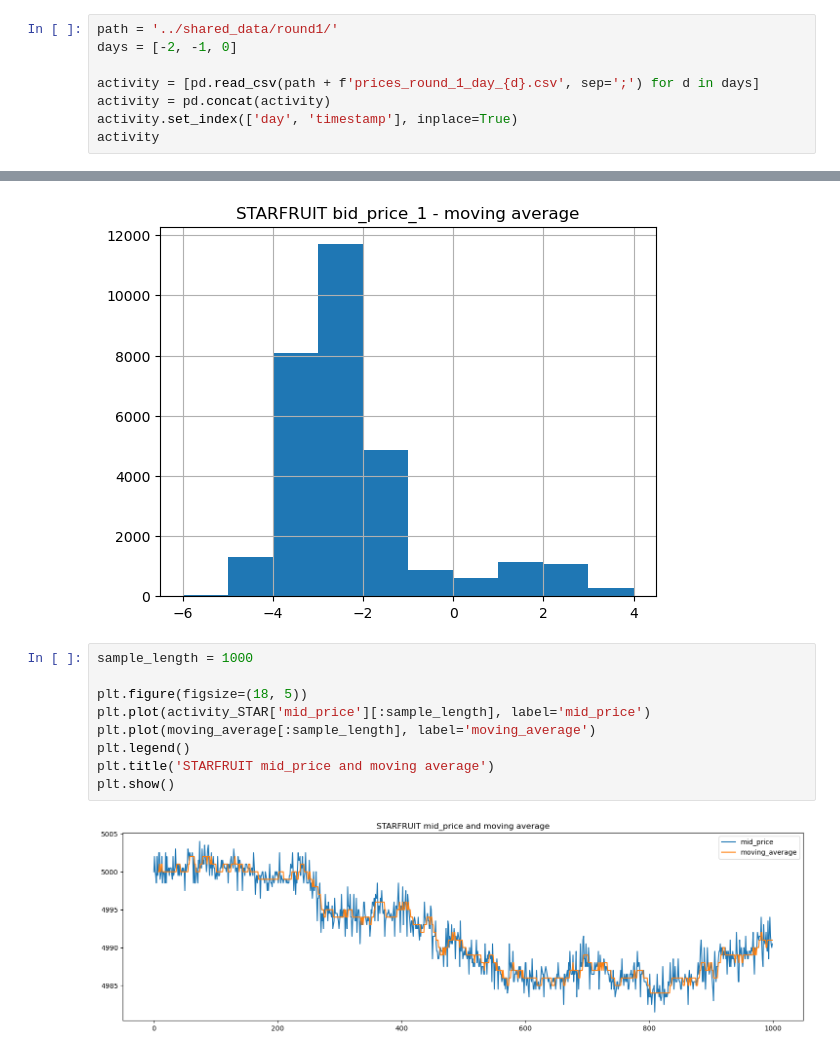
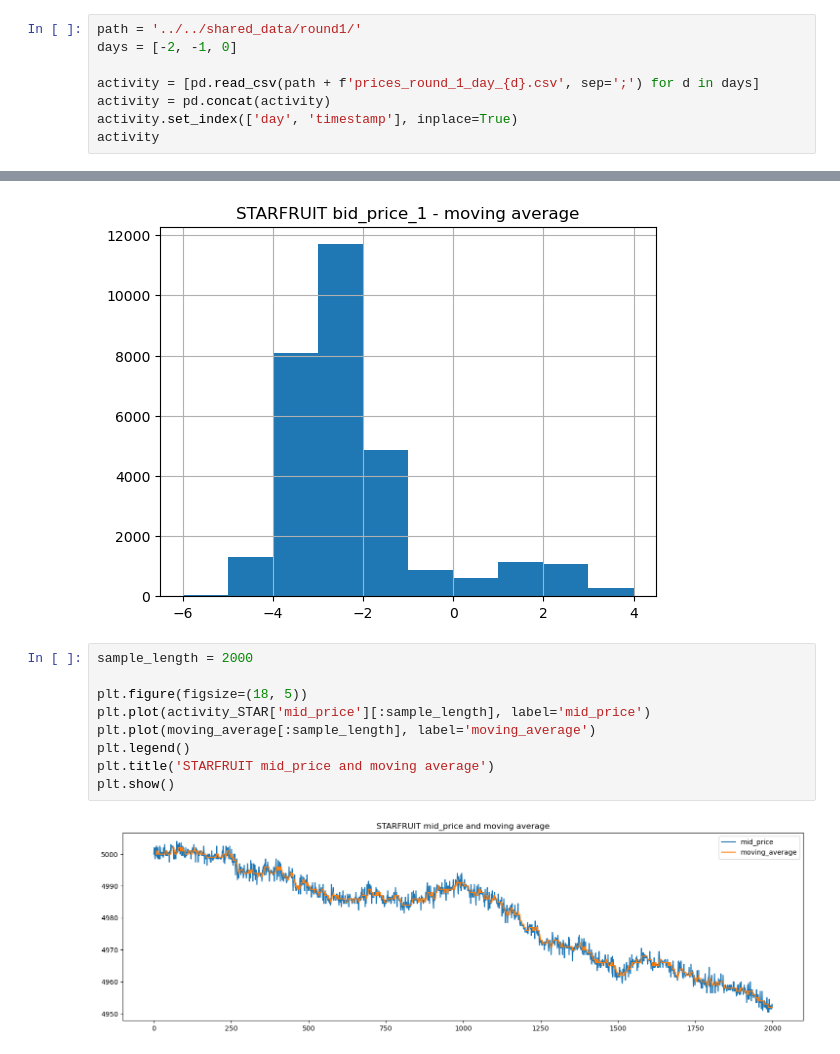
Before and after one commit to Meilism/IMC-Prosperity-Trading-Challenge, a Jupyter notebook: JM/analysis/data_analysis.ipynb, the cells around one changed output, grey strips where cells are left out. Saved outputs shown, nothing was run; the diff lists cells and outputs as text.

```diff
--- a/JM/data_analysis.ipynb
+++ b/JM/analysis/data_analysis.ipynb
@@ -5,7 +5,7 @@ import pandas as pd
 import numpy as np
 import matplotlib.pyplot as plt
 # %%
-path = '../shared_data/round1/'
+path = '../../shared_data/round1/'
 days = [-2, -1, 0]
 
 activity = [pd.read_csv(path + f'prices_round_1_day_{d}.csv', sep=';') for d in days]
@@ -418,13 +418,13 @@ plt.show()
 # %% [output]
 [figure]
 # %%
-sample_length = 1000
+sample_length = 2000
 
 plt.figure(figsize=(18, 5))
 plt.plot(activity_STAR['mid_price'][:sample_length], label='mid_price')
 plt.plot(moving_average[:sample_length], label='moving_average')
 plt.legend()
 plt.title('STARFRUIT mid_price and moving average')
 plt.show()
 # %% [output]
-[figure, old version]
+[figure, new version]
```
Also changed, not shown: parts of 2 cells of this notebook, 36 other files.
